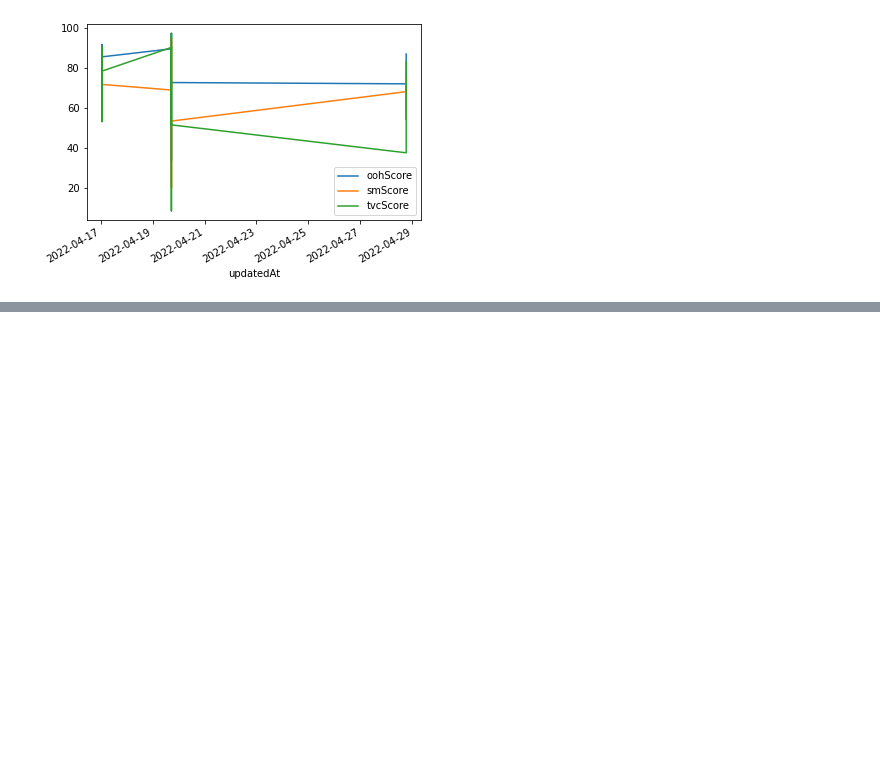
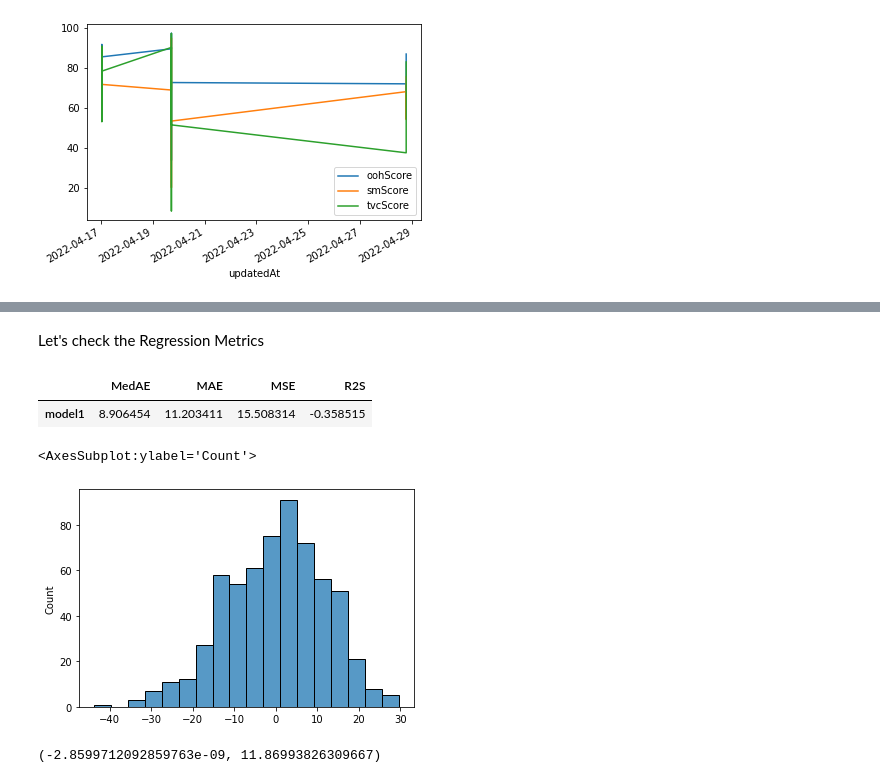
Before and after one commit to jmparejaz/-tekal-ai_recruitment-data-analyst-jr, a Jupyter notebook: DeepAnalysis.ipynb, the cells around one changed output, grey strips where cells are left out. Saved outputs shown, nothing was run; the diff lists cells and outputs as text; code cells hidden in the pictures; blank space fills up the shorter version.

Commit message:
DeepAnalysis and TF Models

```diff
--- a/DeepAnalysis.ipynb
+++ b/DeepAnalysis.ipynb
@@ -400,0 +455,5 @@ join1
+# %%
+X_train, X_test, y_train, y_test = train_test_split(data.drop(columns=['smScore','tvcScore','oohScore'],axis=1), data.smScore,test_size=0.3)
+# %%
+data_train=pd.concat([X_train,y_train],axis=1)
+data_train
@@ -400,0 +474,7 @@ join1
+# %%
+
+formula1 = 'smScore ~ weightedCover*(C(COLOR)+C(year)+C(month)+C(brandId)+C(fileType))+weightedCover'
+
+model1 = sm.ols(formula = formula1, data = data_train)
+fitted1 = model1.fit()
+print(fitted1.summary())
@@ -400,0 +499,24 @@ join1
+# %% [markdown]
+Let's check the Regression Metrics
+# %%
+predicted=fitted1.predict(X_test)
+Error_m=pd.DataFrame(columns=['MedAE','MAE','MSE','R2S'])
+Error_m.loc['model1','MedAE']=skm.median_absolute_error(y_test, predicted)
+Error_m.loc['model1','MAE']=skm.mean_absolute_error(y_test, predicted)
+Error_m.loc['model1','MSE']=np.sqrt(skm.mean_squared_error(y_test, predicted))
+Error_m.loc['model1','R2S']=skm.r2_score(y_test, predicted)
+Error_m
+# %% [output]
+|  | MedAE | MAE | MSE | R2S |
+| model1 | 8.906454 | 11.203411 | 15.508314 | -0.358515 |
+# %%
+sns.histplot(fitted1.resid)
+# %% [output]
+<AxesSubplot:ylabel='Count'>
+[figure, added]
+# %%
+from scipy import stats
+mu, std = stats.norm.fit(fitted1.resid)
+mu, std
+# %% [output]
+(-2.8599712092859763e-09, 11.86993826309667)
```
Also changed, not shown: parts of 64 cells of this notebook, 2 other files.
